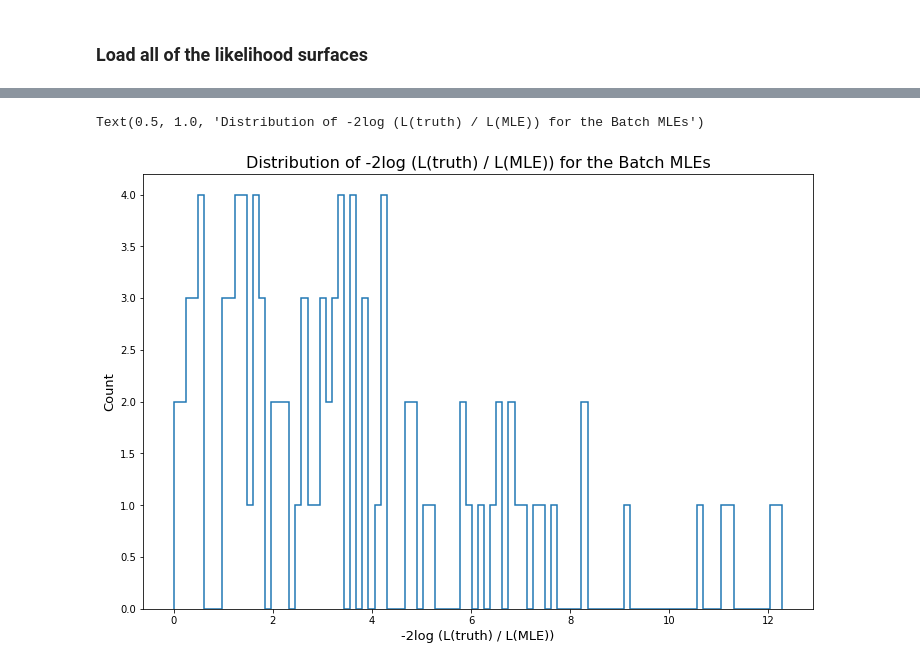
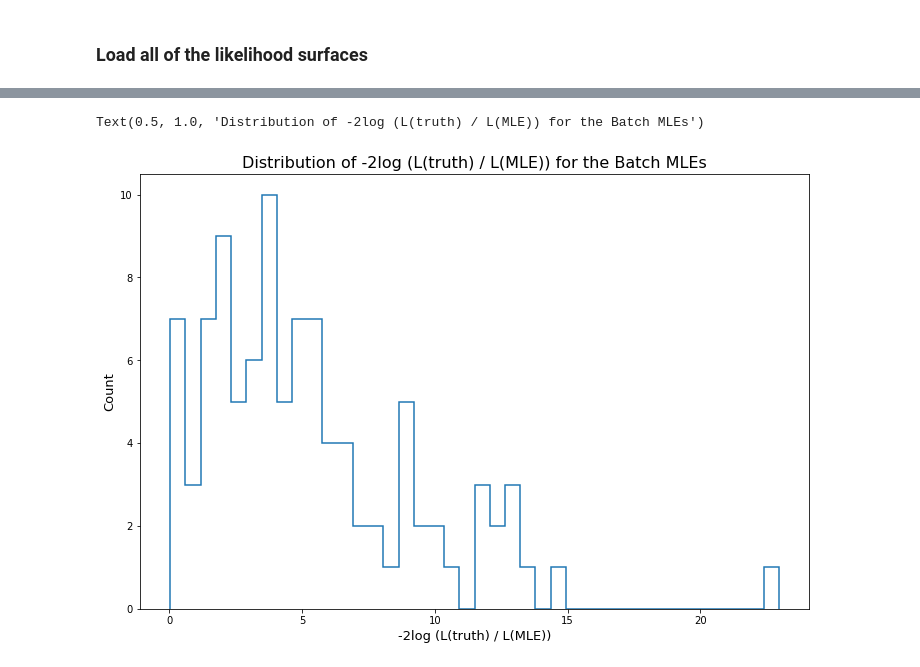
Before and after one commit to mdkdrnevich/ginkgo-inference, a Jupyter notebook: fit_results_1D.ipynb, the cells around one changed output, grey strips where cells are left out. Saved outputs shown, nothing was run; the diff lists cells and outputs as text; code cells hidden in the pictures.

```diff
--- a/fit_results_1D.ipynb
+++ b/fit_results_1D.ipynb
@@ -131,7 +143,7 @@ batch_mle_coords = []
 
 arr = np.arange(likelihood_surface_array.shape[0])
 
-for seed in range(10):
+for seed in range(100):
     np.random.seed(seed)
 
     random_indices = np.random.choice(arr, 100, replace=False)
@@ -212,18 +199,18 @@ array([2.12918821e+00, 4.18987447e-01, 1.22812175e+01, 1.63691624e+00,
-# %%
-fig, ax1 = plt.subplots(nrows=1, ncols=1)
-fig.set_size_inches(12,8)
-
-hist1 = ax1.hist(chi2_dist[chi2_dist != None],
-                 bins=100,
-                 histtype="step", linewidth=1.5)
-
-ax1.set_xlabel("-2log (L(truth) / L(MLE))", size=13)
-ax1.set_ylabel("Count", size=13)
-ax1.set_title("Distribution of -2log (L(truth) / L(MLE)) for the Batch MLEs", size=16)
-#ax1.set_title("Distribution of Jet Likelihoods", size=15)
-# %% [output]
-Text(0.5, 1.0, 'Distribution of -2log (L(truth) / L(MLE)) for the Batch MLEs')
-[figure, removed]
+# %%
+fig, ax1 = plt.subplots(nrows=1, ncols=1)
+fig.set_size_inches(12,8)
+
+hist1 = ax1.hist(chi2_dist[chi2_dist != None],
+                 bins=40,
+                 histtype="step", linewidth=1.5)
+
+ax1.set_xlabel("-2log (L(truth) / L(MLE))", size=13)
+ax1.set_ylabel("Count", size=13)
+ax1.set_title("Distribution of -2log (L(truth) / L(MLE)) for the Batch MLEs", size=16)
+#ax1.set_title("Distribution of Jet Likelihoods", size=15)
+# %% [output]
+Text(0.5, 1.0, 'Distribution of -2log (L(truth) / L(MLE)) for the Batch MLEs')
+[figure, added]
 # %%
 np.var([x for x in lambda_dist if x is not None])
 # %% [output]
```
Also changed, not shown: parts of 50 cells of this notebook, 2 other files.
